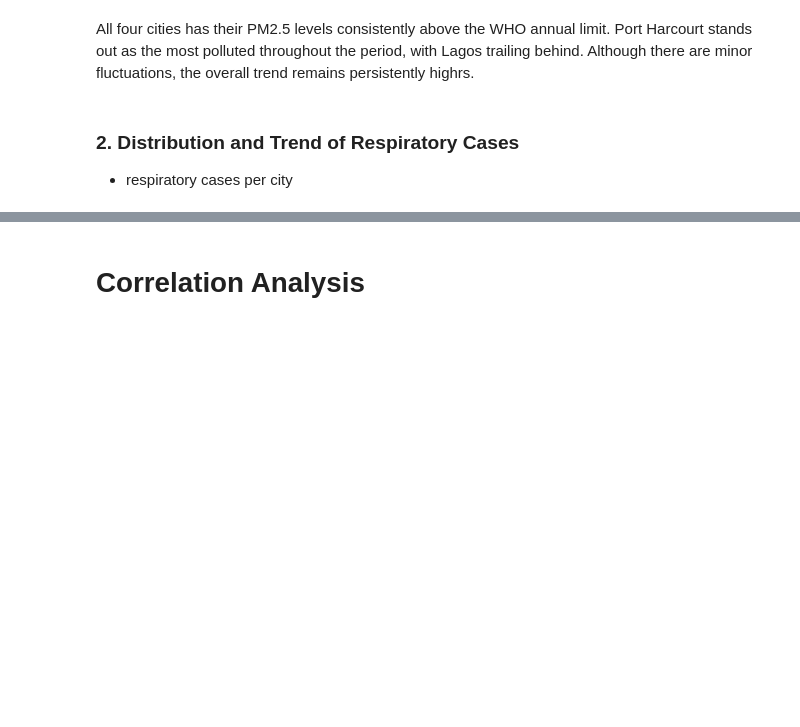
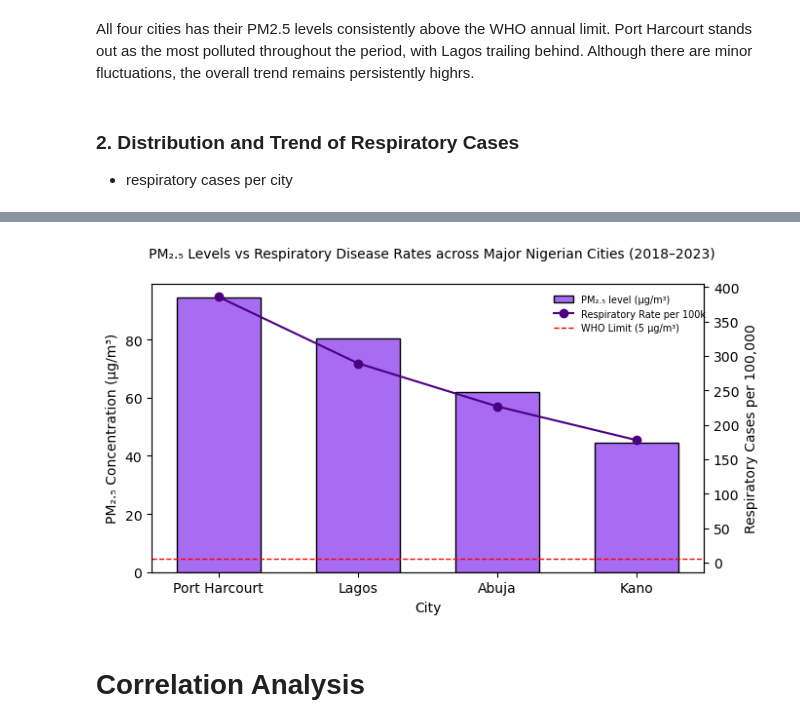
Before and after one commit to DataxEnv/environmental-health-analysis, a Jupyter notebook: environmental_health_analysis.ipynb, the cells around one changed output, grey strips where cells are left out. Saved outputs shown, nothing was run; the diff lists cells and outputs as text; code cells hidden in the pictures; blank space fills up the shorter version.

Commit message:
plot PM2.5 vs Respiratory cases

```diff
--- a/environmental_health_analysis.ipynb
+++ b/environmental_health_analysis.ipynb
@@ -204,0 +223,7 @@ plt.show()
+# %%
+# Average PM2.5 and Respiratory rates by city
+
+city_summary = df.groupby('city')[[
+    'pm25_annual', 'rate_per_100k']].mean().sort_values('pm25_annual', ascending = False)
+
+city_summary
@@ -205,3 +237,31 @@ plt.show()
+# %%
+fig, ax1 = plt.subplots(figsize=(7,4))
+
+# Barchart for PM2.5
+bars = ax1.bar(city_summary.index, city_summary['pm25_annual'],
+              color= '#A76CF2', edgecolor= 'k',
+               width= 0.6, label= 'PM₂.₅ level (µg/m³)')
+ax1.set_ylabel('PM₂.₅ Concentration (µg/m³)')
+ax1.set_xlabel('City')
+
+# Line Chart for Respiratory rates
+ax2 = ax1.twinx()
+line = ax2.plot(city_summary['rate_per_100k'],
+              color='#4B0082', marker='o',
+               linewidth= 1.5,
+               label= 'Respiratory Rate per 100k')
+ax2.set_ylabel('Respiratory Cases per 100,000')
+
+# WHO guideline line
+plt.axhline(y=5, color='r', linestyle='--', linewidth=1, label='WHO Limit (5 µg/m³)')
+
+fig.suptitle('PM₂.₅ Levels vs Respiratory Disease Rates across Major Nigerian Cities (2018–2023)',
+             fontsize=10)
+fig.legend(loc='upper center', bbox_to_anchor=(0.79, 0.88), frameon=False, fontsize=7)
+plt.tight_layout()
+plt.show()
+# %% [output]
+[figure, added]
 # %% [markdown]
 # Correlation Analysis
 # %% [markdown]
```
Also changed, not shown: parts of 10 cells of this notebook.
